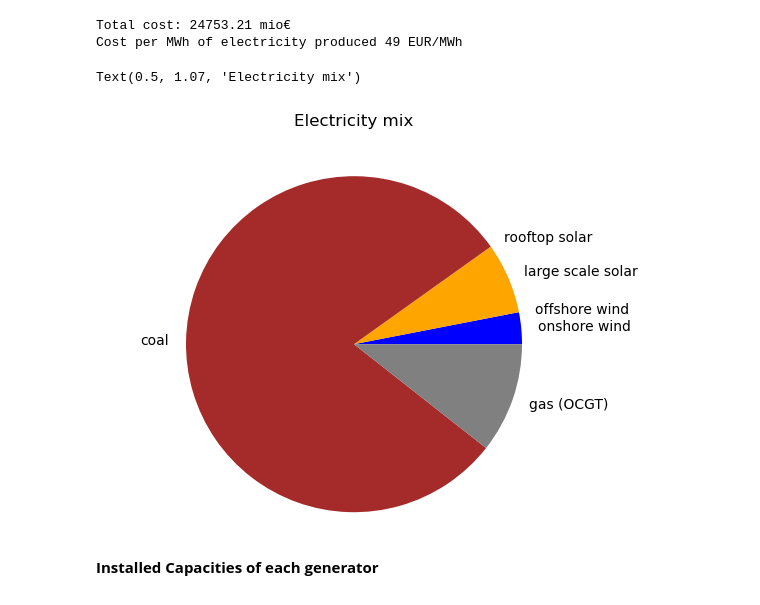
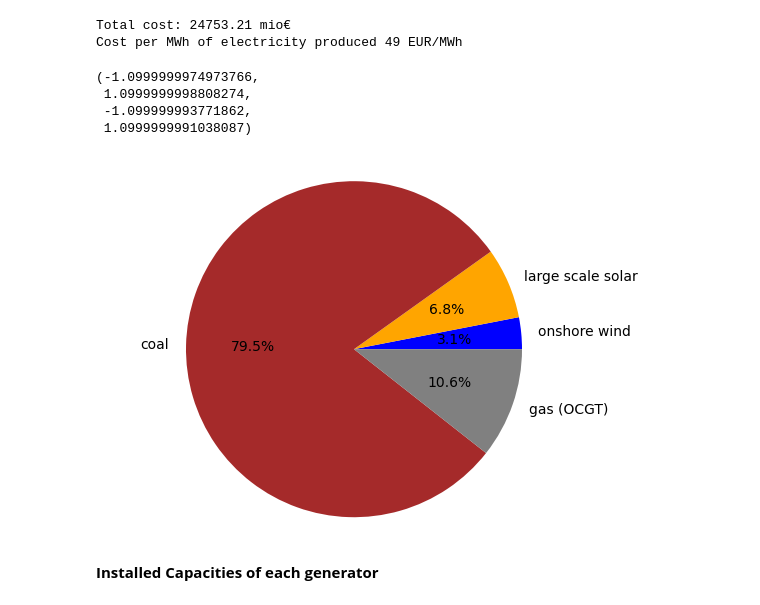
Before and after one commit to alex-catruc/IntegratedEG, a Jupyter notebook: AssignmentA-E.ipynb, the cells around one changed output. Drawn from its saved outputs; the diff is of its cells as text; code cells hidden in the pictures.

```diff
--- a/AssignmentA-E.ipynb
+++ b/AssignmentA-E.ipynb
@@ -221,31 +221,33 @@ Total cost: 24753.21 mio€
 Cost per MWh of electricity produced 49 EUR/MWh
 # %%
 labels = ['onshore wind',
-            'offshore wind',
+            #'offshore wind',
             'large scale solar',
-            'rooftop solar',
+            #'rooftop solar',
             'coal',
             'gas (OCGT)']
 
 sizes = [network.generators_t.p['onshorewind'].sum(),
-            network.generators_t.p['offshorewind'].sum(),
+            #network.generators_t.p['offshorewind'].sum(),
          network.generators_t.p['PV'].sum(),
-            network.generators_t.p['rooftopPV'].sum(),
+            #network.generators_t.p['rooftopPV'].sum(),
             network.generators_t.p['coal'].sum(),
          network.generators_t.p['OCGT'].sum()]
 
-colors=['blue', 'darkblue', 'orange', 'yellow', 'brown', 'grey']
+colors=['blue', 'orange', 'brown', 'grey']
 
 plt.pie(sizes,
         colors=colors,
         labels=labels,
-        wedgeprops={'linewidth':0})
+        wedgeprops={'linewidth':0},
+        autopct='%1.1f%%')
 plt.axis('equal')
-
-plt.title('Electricity mix', y=1.07)
 # %% [output]
-Text(0.5, 1.07, 'Electricity mix')
+(-1.0999999974973766,
+ 1.0999999998808274,
+ -1.099999993771862,
+ 1.0999999991038087)
-[figure, old version]
+[figure, new version]
 # %% [markdown]
 __Installed Capacities of each generator__
 # %%
```
Also changed, not shown: parts of 23 cells of this notebook.
